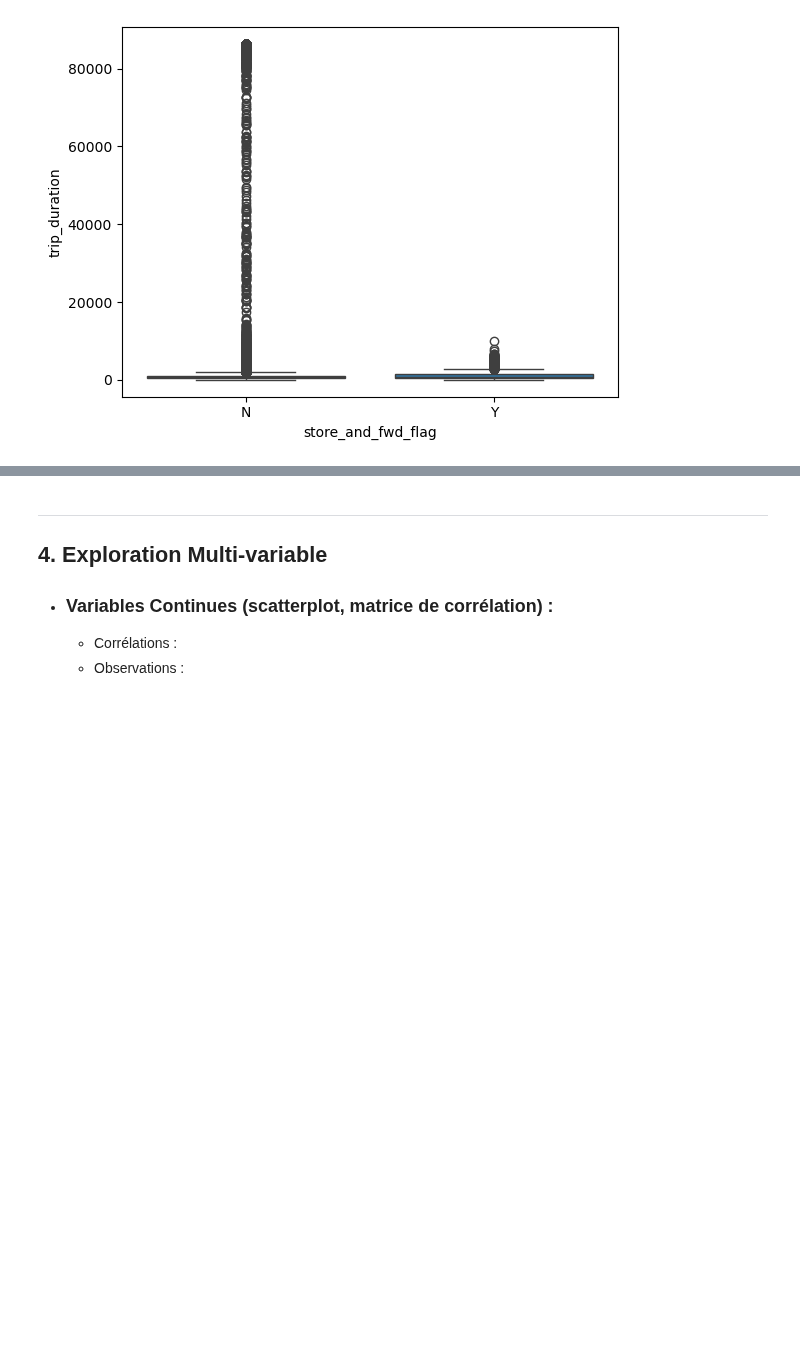
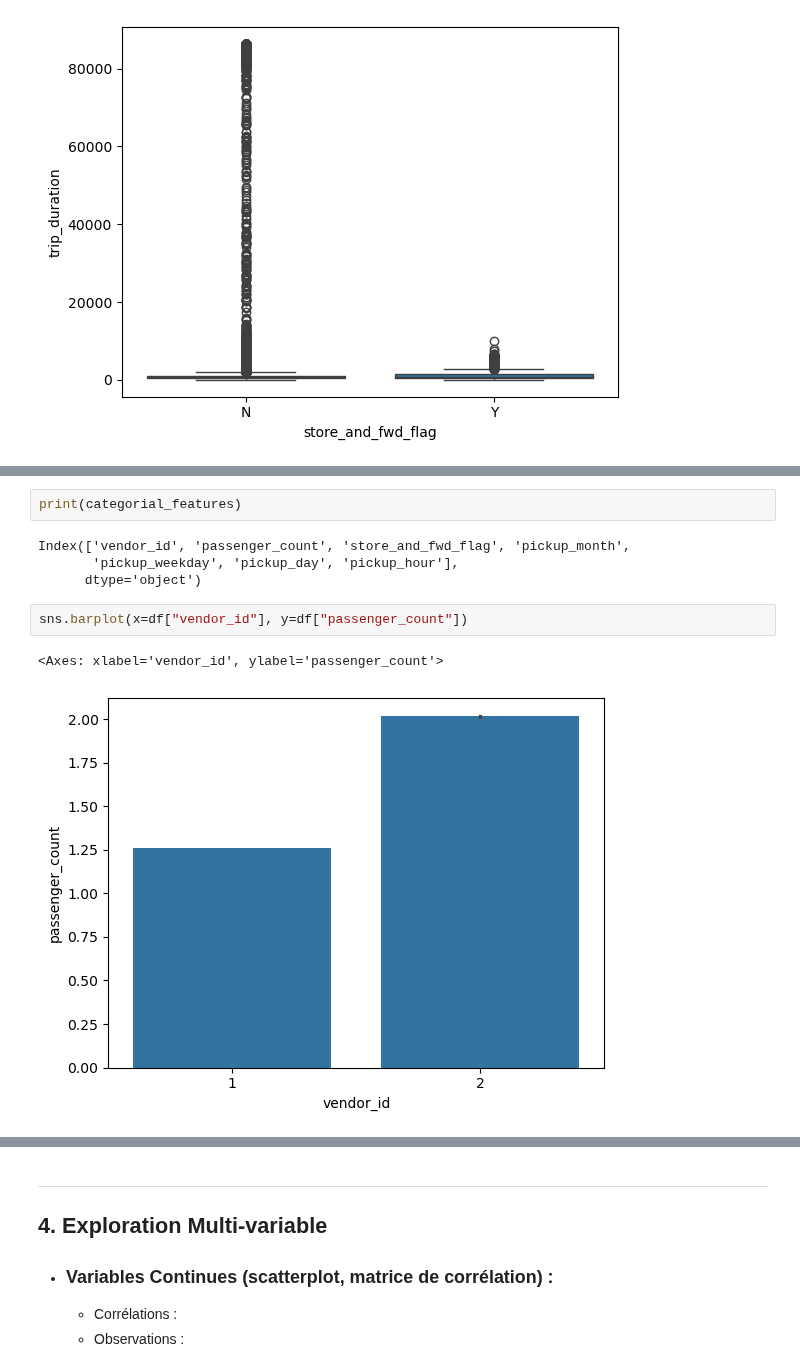
Before and after one commit to Chriishero/Programmation, a Jupyter notebook: Python/Intelligence Artificielle/Projet/New York City Taxi Trip Duration (Kaggle)/EDA.ipynb, the cells around one changed output, grey strips where cells are left out. Saved outputs shown, nothing was run; the diff lists cells and outputs as text; blank space fills up the shorter version.

```diff
--- a/Python/Intelligence Artificielle/Projet/New York City Taxi Trip Duration (Kaggle)/EDA.ipynb
+++ b/Python/Intelligence Artificielle/Projet/New York City Taxi Trip Duration (Kaggle)/EDA.ipynb
@@ -573,0 +578,11 @@ sns.boxplot(x=df["store_and_fwd_flag"], y=df["trip_duration"])
+# %%
+print(categorial_features)
+# %% [output]
+Index(['vendor_id', 'passenger_count', 'store_and_fwd_flag', 'pickup_month',
+       'pickup_weekday', 'pickup_day', 'pickup_hour'],
+      dtype='object')
+# %%
+sns.barplot(x=df["vendor_id"], y=df["passenger_count"])
+# %% [output]
+<Axes: xlabel='vendor_id', ylabel='passenger_count'>
+[figure, added]
```
Also changed, not shown: parts of 11 cells of this notebook, 1 other file.
